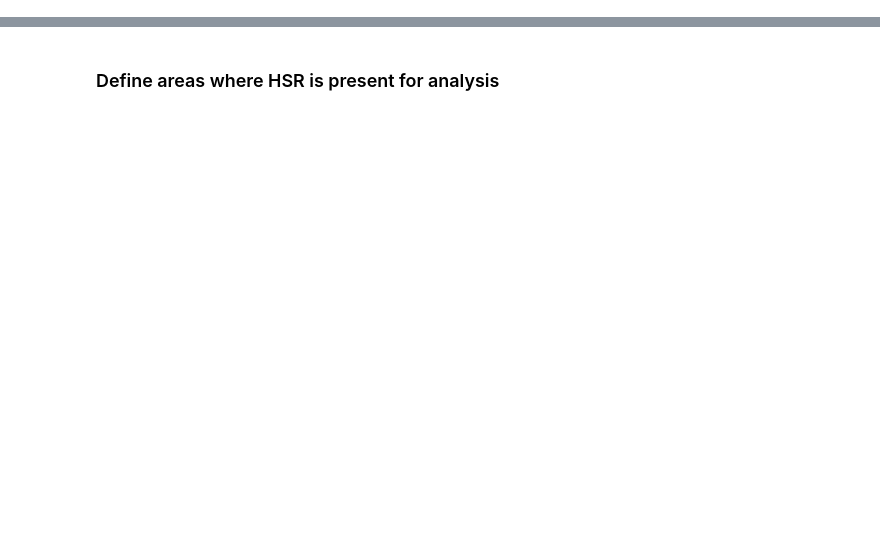
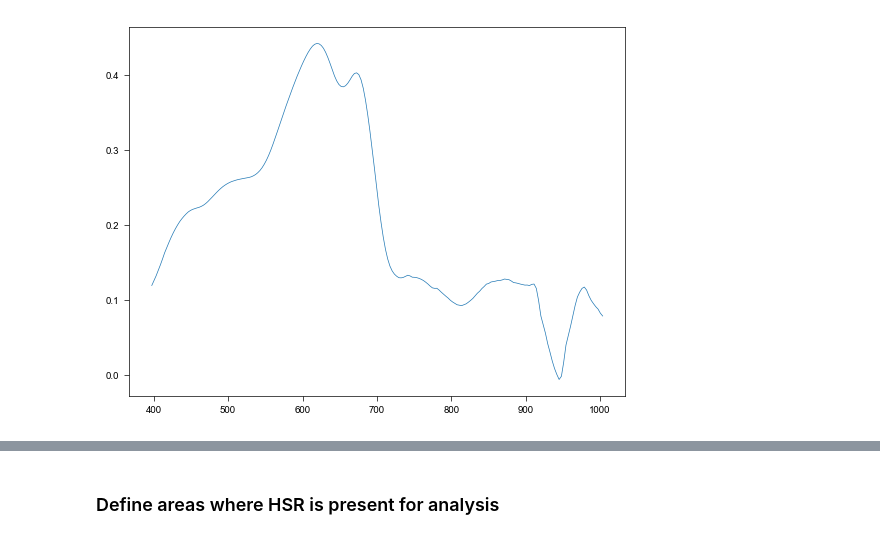
Before and after one commit to itai-levin/hsi-workshop, a Jupyter notebook: manual_define_circle.ipynb, the cells around one changed output, grey strips where cells are left out. Saved outputs shown, nothing was run; the diff lists cells and outputs as text; code cells hidden in the pictures; blank space fills up the shorter version.

```diff
--- a/manual_define_circle.ipynb
+++ b/manual_define_circle.ipynb
@@ -49 +80,10 @@ reference_spectrum.show()
+# %%
+np.save('cyano_reference_spectrum.npy', np.stack([hsi_img.centers, negative-positive]))
+
+
+reference_spectrum = Spectrum('cyano_reference_spectrum.npy')
+reference_spectrum.interpolate_spectrum(hsi_img.centers) #Interpolate spectrum to fit the HSI
+reference_spectrum.show()
+# %% [output]
+[figure, added]
 # %%
```
Also changed, not shown: parts of 32 cells of this notebook.
